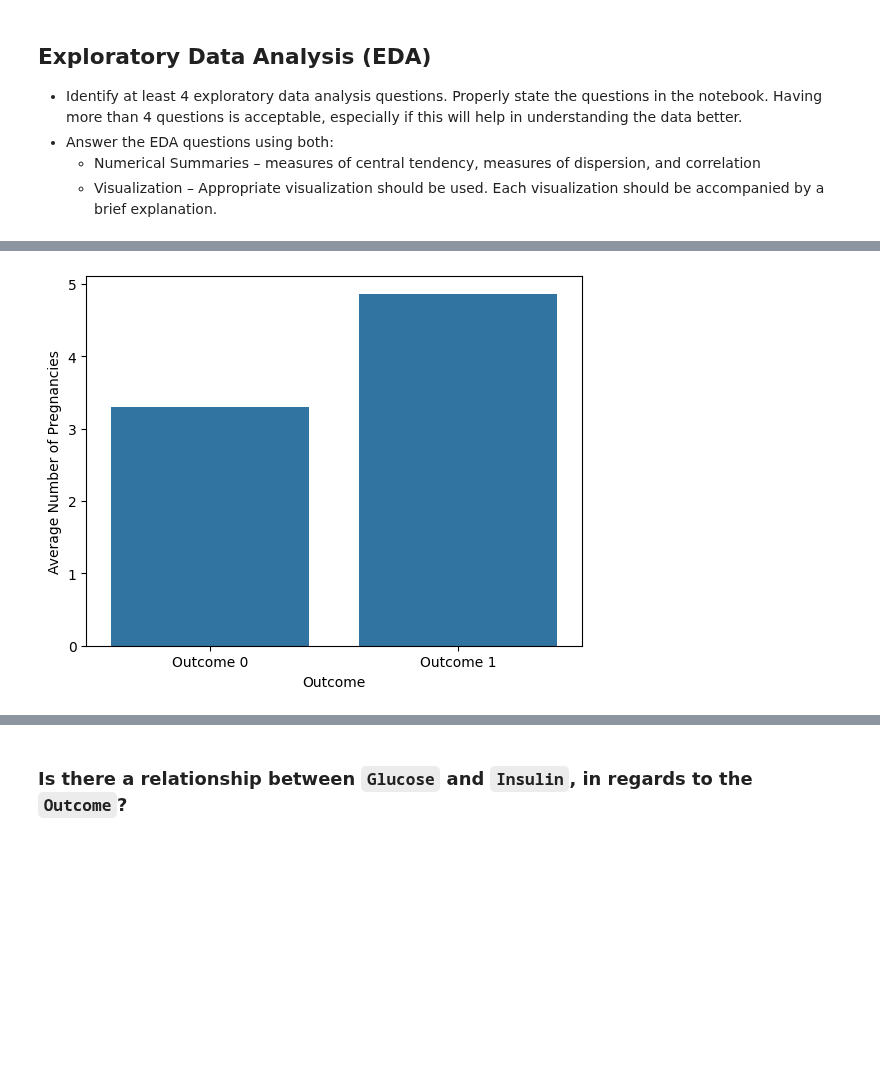
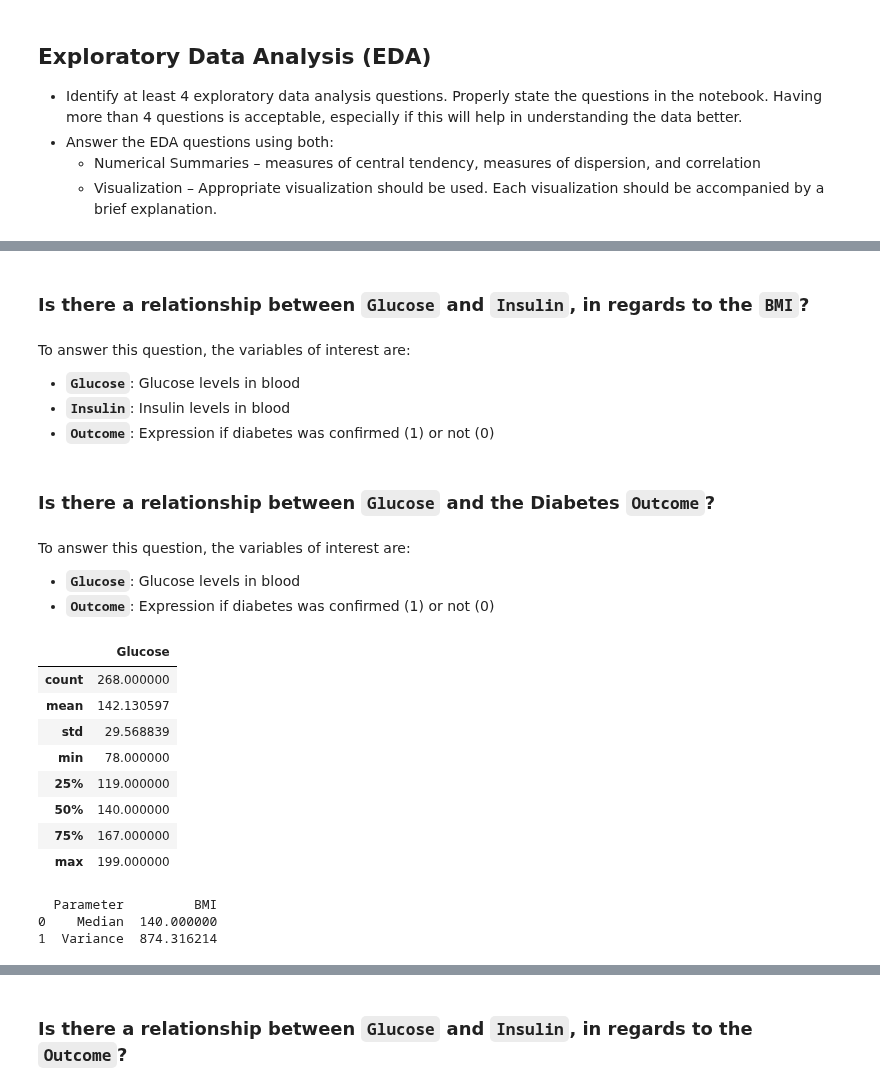
Before and after one commit to houin679/CSMODELPROJECT, a Jupyter notebook: nb1.ipynb, the cells around one changed output, grey strips where cells are left out. Drawn from its saved outputs; the diff is of its cells as text; code cells hidden in the pictures; blank space fills up the shorter version.

```diff
--- a/nb1.ipynb
+++ b/nb1.ipynb
@@ -523,8 +253,42 @@ The IQR of Pregnancies (Outcome 1)                - 4.0
-# %%
-# Visualization
-sns.barplot(x='Outcome', y='Pregnancies', data=df, errorbar=None)
-plt.ylabel('Average Number of Pregnancies')
-plt.xticks([0, 1], ['Outcome 0', 'Outcome 1'])
-plt.show()
-# %% [output]
-[figure, removed]
+# %% [markdown]
+###   Is there a relationship between `Glucose` and `Insulin`, in regards to the `BMI`?
+# %% [markdown]
+To answer this question, the variables of interest are:
+- **`Glucose`**: Glucose levels in blood
+- **`Insulin`**: Insulin levels in blood
+- **`Outcome`**: Expression if diabetes was confirmed (1) or not (0)
+# %% [markdown]
+###   Is there a relationship between `Glucose` and the Diabetes `Outcome`?
+# %% [markdown]
+To answer this question, the variables of interest are:
+- **`Glucose`**: Glucose levels in blood
+- **`Outcome`**: Expression if diabetes was confirmed (1) or not (0)
+# %%
+# Display Measures of Central Tendency and Dispersion
+glucose_outcome_1 = df[df['Outcome'] == 1][['Glucose']]
+
+glucose_outcome_1.describe()
+# %% [output]
+|  | Glucose |
+| count | 268.000000 |
+| mean | 142.130597 |
+| std | 29.568839 |
+| min | 78.000000 |
+| 25% | 119.000000 |
+| 50% | 140.000000 |
+| 75% | 167.000000 |
+| max | 199.000000 |
+# %%
+median_glucose_outcome_1 = glucose_outcome_1['Glucose'].median()
+variance_glucose_outcome_1 = glucose_outcome_1['Glucose'].var()
+
+result_table = pd.DataFrame({
+    'Parameter': ['Median', 'Variance'],
+    'BMI': [median_glucose_outcome_1, variance_glucose_outcome_1],
+})
+
+print(result_table)
+# %% [output]
+  Parameter         BMI
+0    Median  140.000000
+1  Variance  874.316214
```
Also changed, not shown: parts of 62 cells of this notebook.
